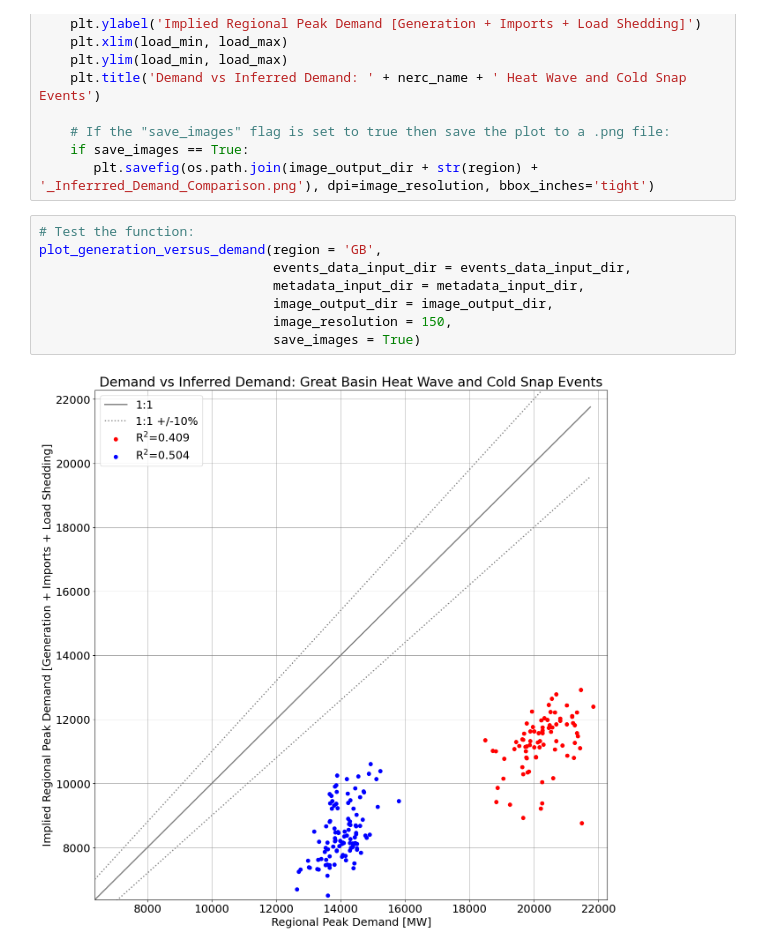
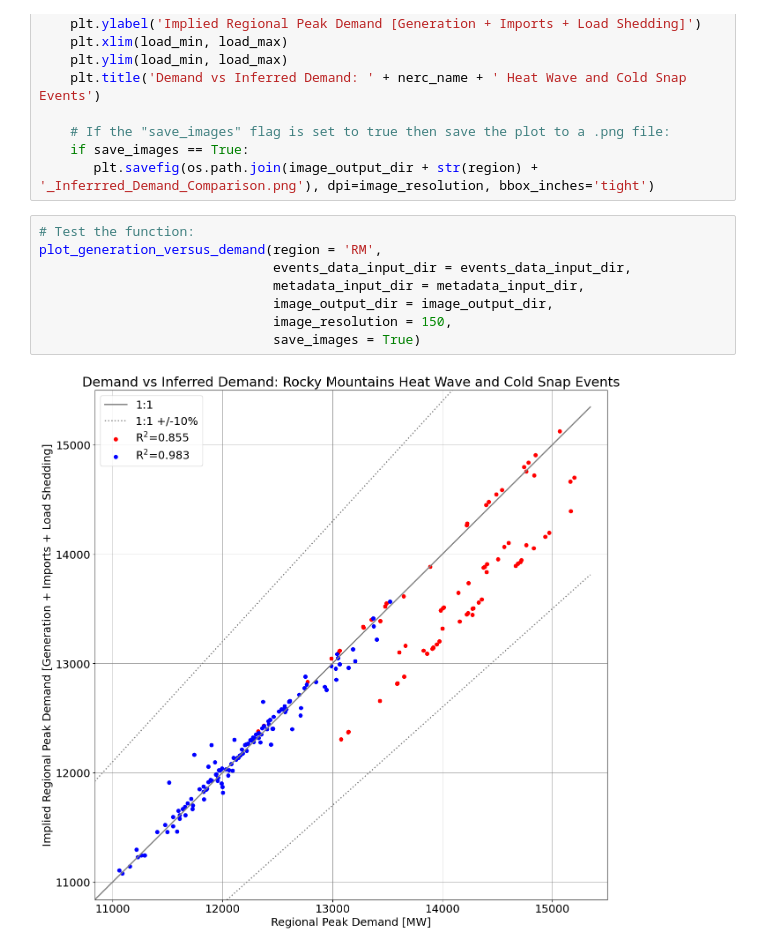
Before and after one commit to cdburley/burleyson-etal_2026_tbd, a Jupyter notebook: notebooks/plot_hw_cs_characteristics.ipynb, the cells around one changed output. Saved outputs shown, nothing was run; the diff lists cells and outputs as text.

```diff
--- a/notebooks/plot_hw_cs_characteristics.ipynb
+++ b/notebooks/plot_hw_cs_characteristics.ipynb
@@ -499,11 +499,11 @@ def plot_generation_versus_demand(region: int, events_data_input_dir: str, metad
        plt.savefig(os.path.join(image_output_dir + str(region) + '_Inferrred_Demand_Comparison.png'), dpi=image_resolution, bbox_inches='tight')
 # %%
 # Test the function:
-plot_generation_versus_demand(region = 'GB',
+plot_generation_versus_demand(region = 'RM',
                               events_data_input_dir = events_data_input_dir,
                               metadata_input_dir = metadata_input_dir,
                               image_output_dir = image_output_dir,
                               image_resolution = 150,
                               save_images = True)
 # %% [output]
-[figure, old version]
+[figure, new version]
```
Also changed, not shown: parts of 2 cells of this notebook, 33 other files.
